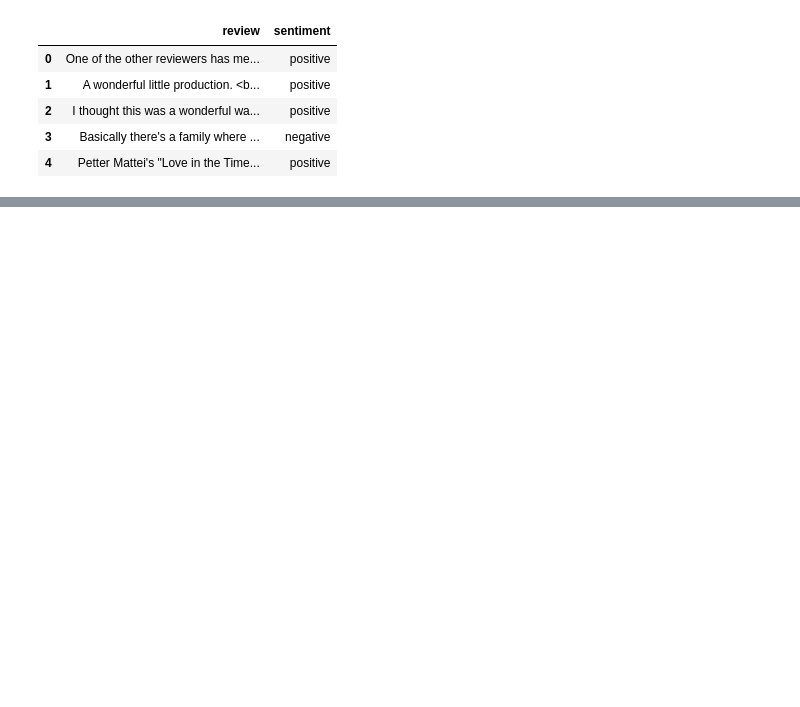
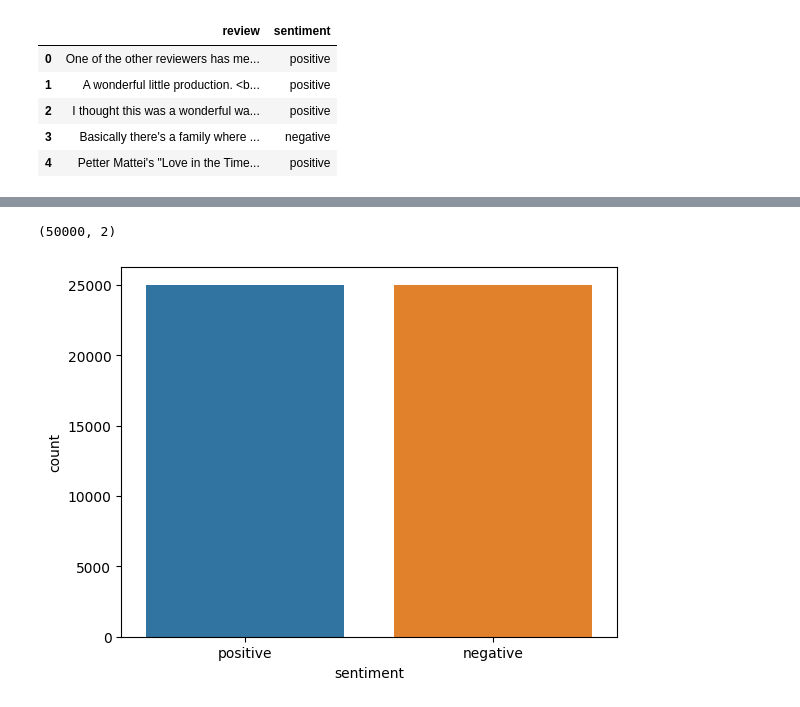
Before and after one commit to krison44/CSCE-5290-project, a Jupyter notebook: CSCE_5290_group_12_code.ipynb, the cells around one changed output, grey strips where cells are left out. Drawn from its saved outputs; the diff is of its cells as text; code cells hidden in the pictures; blank space fills up the shorter version.

```diff
--- a/CSCE_5290_group_12_code.ipynb
+++ b/CSCE_5290_group_12_code.ipynb
@@ -517,0 +107,6 @@ weighted avg       0.85      0.85      0.85     10000
+# %%
+# Clean documents with regular expression
+corpus = []
+for i in range(0, len(df['review'])):
+    corpus.append(clean_doc(df['review'][i]))
+print(corpus[:1])
@@ -517,0 +115,4 @@ weighted avg       0.85      0.85      0.85     10000
+# %%
+# Tokenization
+tokenized_words=[word_tokenize(sentence) for sentence in corpus]
+print(tokenized_words[:1])
@@ -517,0 +121,7 @@ weighted avg       0.85      0.85      0.85     10000
+# %%
+# Stemming and Lemmatization
+clean_corpus = []
+progress_bar_percent = -1
+for idx, tok_sent in enumerate(tokenized_words):
+    clean_corpus.append(" ".join(normalize_tokens(tok_sent)))
+print(clean_corpus[:1])
@@ -517,0 +130,5 @@ weighted avg       0.85      0.85      0.85     10000
+# %%
+# clone dataframe to preserve the original dataframe
+df_updated = df.copy()
+df_updated['review'] = clean_corpus
+df_updated.head()
@@ -517,0 +142,8 @@ weighted avg       0.85      0.85      0.85     10000
+# %%
+# View different sentiments counts
+count = sns.countplot(data=df_updated, x='sentiment', order=df['sentiment'].value_counts().index)
+print(df_updated.shape)
+plt.show()
+# %% [output]
+(50000, 2)
+[figure, added]
```
Also changed, not shown: parts of 99 cells of this notebook, 2 other files.
